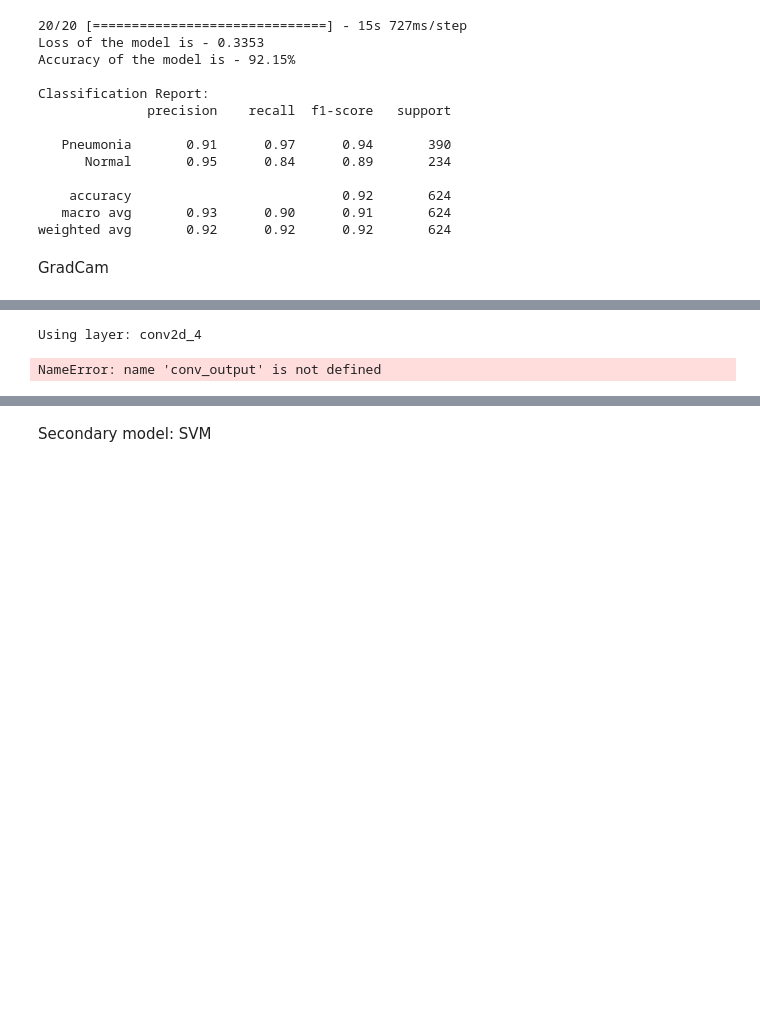
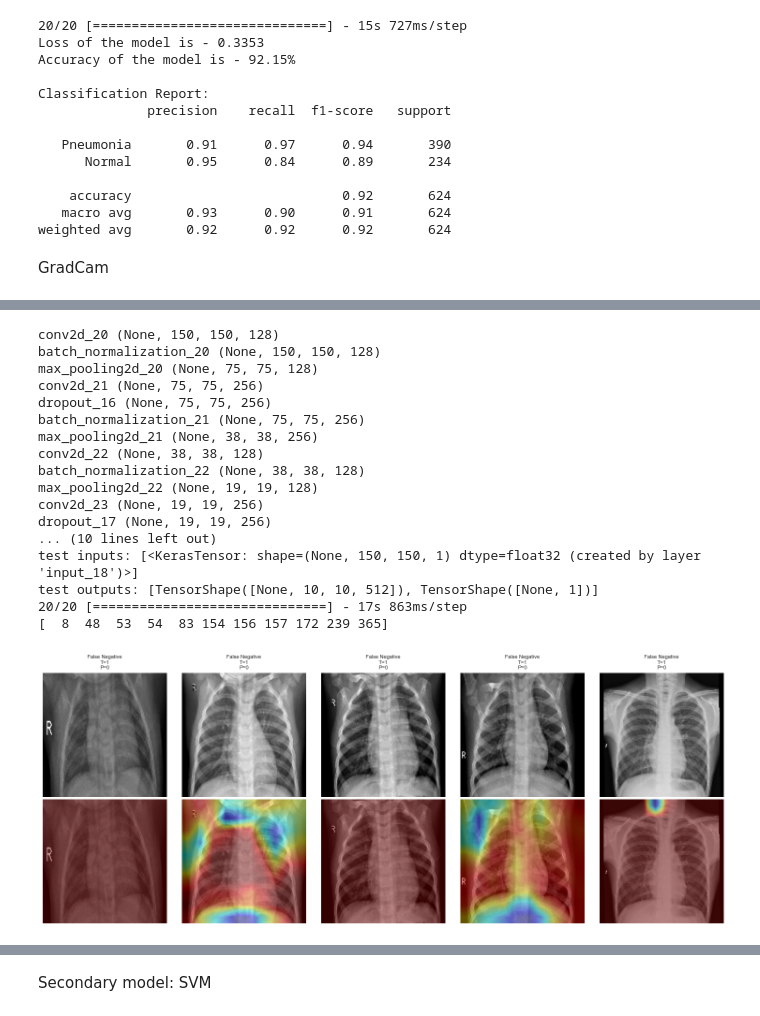
Before and after one commit to PPhiPham/DS2, a Jupyter notebook: AS2_baseline.ipynb, the cells around one changed output, grey strips where cells are left out. Saved outputs shown, nothing was run; the diff lists cells and outputs as text; code cells hidden in the pictures; blank space fills up the shorter version.

Commit message:
last commit?

```diff
--- a/AS2_baseline.ipynb
+++ b/AS2_baseline.ipynb
@@ -731,8 +720,9 @@ from tensorflow.keras.layers import Conv2D
 
 baseline_model = cnn_model
 
-last_layer = "conv2d_4"
-print("Using layer:", last_layer)
+last_layer = "conv2d_24"
+for layer in baseline_model.layers:
+    print(layer.name, layer.output_shape)
 
 input_tensor = Input(shape=(150, 150, 1))
 
@@ -743,8 +733,7 @@ for layer in baseline_model.layers:
         conv_output = x
 
 predictions = x
-grad_model = Model(inputs=input_tensor,
-                   outputs=[conv_output, predictions])
+grad_model = Model(inputs=input_tensor, outputs=[conv_output, predictions])
 
 print("test inputs:", grad_model.inputs)
 print("test outputs:", [o.shape for o in grad_model.outputs])
@@ -768,36 +757,52 @@ def overlay_heatmap(gray, heatmap, alpha=0.4):
     jet_map  = cv2.applyColorMap(np.uint8(255*hm), cv2.COLORMAP_JET)
     return cv2.addWeighted(rgb_uint, 1-alpha, jet_map, alpha, 0)
 
 preds      = baseline_model.predict(x_test)
 pred_lbls  = (preds.ravel()>0.5).astype(int)
 false_pos  = np.where((pred_lbls==1)&(y_test==0))[0]
 false_neg  = np.where((pred_lbls==0)&(y_test==1))[0]
 
 plt.figure(figsize=(15,6))
 
 def plot_group(indices, start_col, title):
     for i, idx in enumerate(indices[:5]):
         gray   = x_test[idx].reshape(150,150)
         batch  = np.expand_dims(gray, axis=(0, -1))
         heatmap= make_gradcam_heatmap(batch, grad_model)
         over   = overlay_heatmap(gray, heatmap)
 
         plt.subplot(2, 5, start_col + i)
         plt.imshow(gray, cmap='gray')
         plt.title(f"{title}\nT={y_test[idx]}\nP={pred_lbls[idx]}", fontsize=8)
         plt.axis('off')
         plt.subplot(2, 5, start_col + 5 + i)
         plt.imshow(over)
         plt.axis('off')
-
+print(false_pos)
 plot_group(false_pos, 1, "False Positive")
 plot_group(false_neg, 1, "False Negative")
 
 plt.tight_layout()
 plt.show()
 # %% [output]
-Using layer: conv2d_4
+conv2d_20 (None, 150, 150, 128)
+batch_normalization_20 (None, 150, 150, 128)
+max_pooling2d_20 (None, 75, 75, 128)
+conv2d_21 (None, 75, 75, 256)
+dropout_16 (None, 75, 75, 256)
+batch_normalization_21 (None, 75, 75, 256)
+max_pooling2d_21 (None, 38, 38, 256)
+conv2d_22 (None, 38, 38, 128)
+batch_normalization_22 (None, 38, 38, 128)
+max_pooling2d_22 (None, 19, 19, 128)
+conv2d_23 (None, 19, 19, 256)
+dropout_17 (None, 19, 19, 256)
+... (10 lines left out)
+test inputs: [<KerasTensor: shape=(None, 150, 150, 1) dtype=float32 (created by layer 'input_18')>]
+test outputs: [TensorShape([None, 10, 10, 512]), TensorShape([None, 1])]
+20/20 [==============================] - 17s 863ms/step
+[  8  48  53  54  83 154 156 157 172 239 365]
-NameError: name 'conv_output' is not defined
+[figure, added]
 # %%
 # ── False‑positive indices (P=1, T=0) ────────────────────────────────
 false_pos  = np.where((pred_lbls == 1) & (y_test == 0))[0]
```
Also changed, not shown: parts of 3 cells of this notebook.
